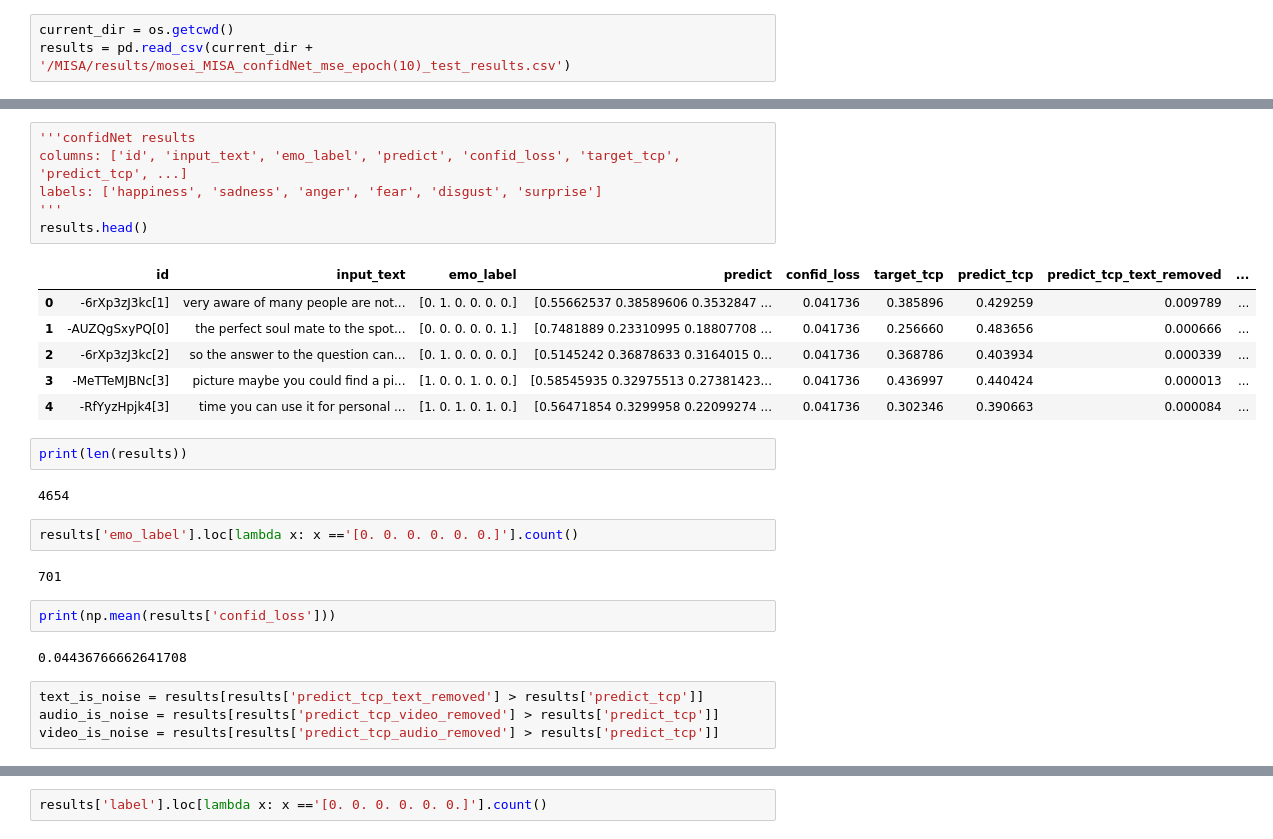
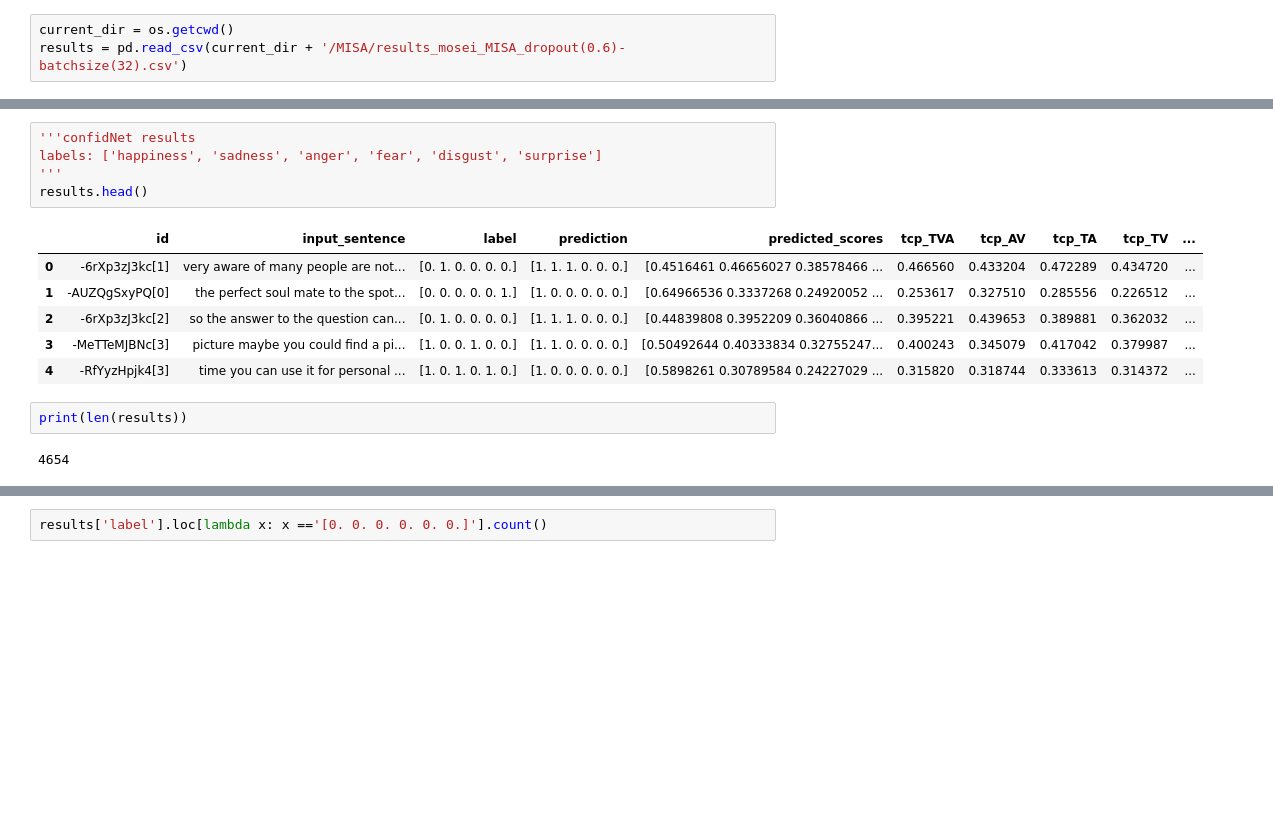
Before and after one commit to SoyeonHH/MMDA, a Jupyter notebook: analysis.ipynb, the cells around one changed output, grey strips where cells are left out. Cells and saved outputs as stored; diff of their text form; blank space fills up the shorter version.

```diff
--- a/analysis.ipynb
+++ b/analysis.ipynb
@@ -7,3 +8,3 @@ import os
 # %%
 current_dir = os.getcwd()
-results = pd.read_csv(current_dir + '/MISA/results/mosei_MISA_confidNet_mse_epoch(10)_test_results.csv')
+results = pd.read_csv(current_dir + '/MISA/results_mosei_MISA_dropout(0.6)-batchsize(32).csv')
@@ -10,29 +29,16 @@ results = pd.read_csv(current_dir + '/MISA/results/mosei_MISA_confidNet_mse_epoc
 # %%
 '''confidNet results
-columns: ['id', 'input_text', 'emo_label', 'predict', 'confid_loss', 'target_tcp', 'predict_tcp', ...]
 labels: ['happiness', 'sadness', 'anger', 'fear', 'disgust', 'surprise']
 '''
 results.head()
 # %% [output]
-|  | id | input_text | emo_label | predict | confid_loss | target_tcp | predict_tcp | predict_tcp_text_removed | ... |
-| 0 | -6rXp3zJ3kc[1] | very aware of many people are not... | [0. 1. 0. 0. 0. 0.] | [0.55662537 0.38589606 0.3532847 ... | 0.041736 | 0.385896 | 0.429259 | 0.009789 | ... |
-| 1 | -AUZQgSxyPQ[0] | the perfect soul mate to the spot... | [0. 0. 0. 0. 0. 1.] | [0.7481889 0.23310995 0.18807708 ... | 0.041736 | 0.256660 | 0.483656 | 0.000666 | ... |
-| 2 | -6rXp3zJ3kc[2] | so the answer to the question can... | [0. 1. 0. 0. 0. 0.] | [0.5145242 0.36878633 0.3164015 0... | 0.041736 | 0.368786 | 0.403934 | 0.000339 | ... |
-| 3 | -MeTTeMJBNc[3] | picture maybe you could find a pi... | [1. 0. 0. 1. 0. 0.] | [0.58545935 0.32975513 0.27381423... | 0.041736 | 0.436997 | 0.440424 | 0.000013 | ... |
-| 4 | -RfYyzHpjk4[3] | time you can use it for personal ... | [1. 0. 1. 0. 1. 0.] | [0.56471854 0.3299958 0.22099274 ... | 0.041736 | 0.302346 | 0.390663 | 0.000084 | ... |
+|  | id | input_sentence | label | prediction | predicted_scores | tcp_TVA | tcp_AV | tcp_TA | tcp_TV | ... |
+| 0 | -6rXp3zJ3kc[1] | very aware of many people are not... | [0. 1. 0. 0. 0. 0.] | [1. 1. 1. 0. 0. 0.] | [0.4516461 0.46656027 0.38578466 ... | 0.466560 | 0.433204 | 0.472289 | 0.434720 | ... |
+| 1 | -AUZQgSxyPQ[0] | the perfect soul mate to the spot... | [0. 0. 0. 0. 0. 1.] | [1. 0. 0. 0. 0. 0.] | [0.64966536 0.3337268 0.24920052 ... | 0.253617 | 0.327510 | 0.285556 | 0.226512 | ... |
+| 2 | -6rXp3zJ3kc[2] | so the answer to the question can... | [0. 1. 0. 0. 0. 0.] | [1. 1. 1. 0. 0. 0.] | [0.44839808 0.3952209 0.36040866 ... | 0.395221 | 0.439653 | 0.389881 | 0.362032 | ... |
+| 3 | -MeTTeMJBNc[3] | picture maybe you could find a pi... | [1. 0. 0. 1. 0. 0.] | [1. 1. 0. 0. 0. 0.] | [0.50492644 0.40333834 0.32755247... | 0.400243 | 0.345079 | 0.417042 | 0.379987 | ... |
+| 4 | -RfYyzHpjk4[3] | time you can use it for personal ... | [1. 0. 1. 0. 1. 0.] | [1. 0. 0. 0. 0. 0.] | [0.5898261 0.30789584 0.24227029 ... | 0.315820 | 0.318744 | 0.333613 | 0.314372 | ... |
 # %%
 print(len(results))
 # %% [output]
 4654
-# %%
-results['emo_label'].loc[lambda x: x =='[0. 0. 0. 0. 0. 0.]'].count()
-# %% [output]
-701
-# %%
-print(np.mean(results['confid_loss']))
-# %% [output]
-0.04436766662641708
-# %%
-text_is_noise = results[results['predict_tcp_text_removed'] > results['predict_tcp']]
-audio_is_noise = results[results['predict_tcp_video_removed'] > results['predict_tcp']]
-video_is_noise = results[results['predict_tcp_audio_removed'] > results['predict_tcp']]
```
Also changed, not shown: parts of 16 cells of this notebook, 1 other file.
